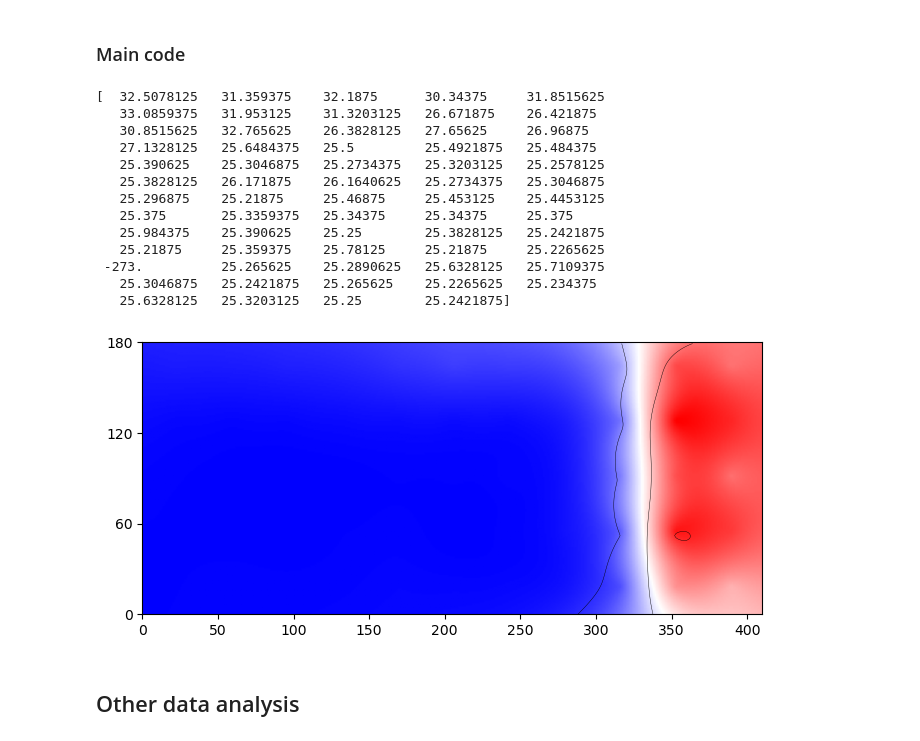
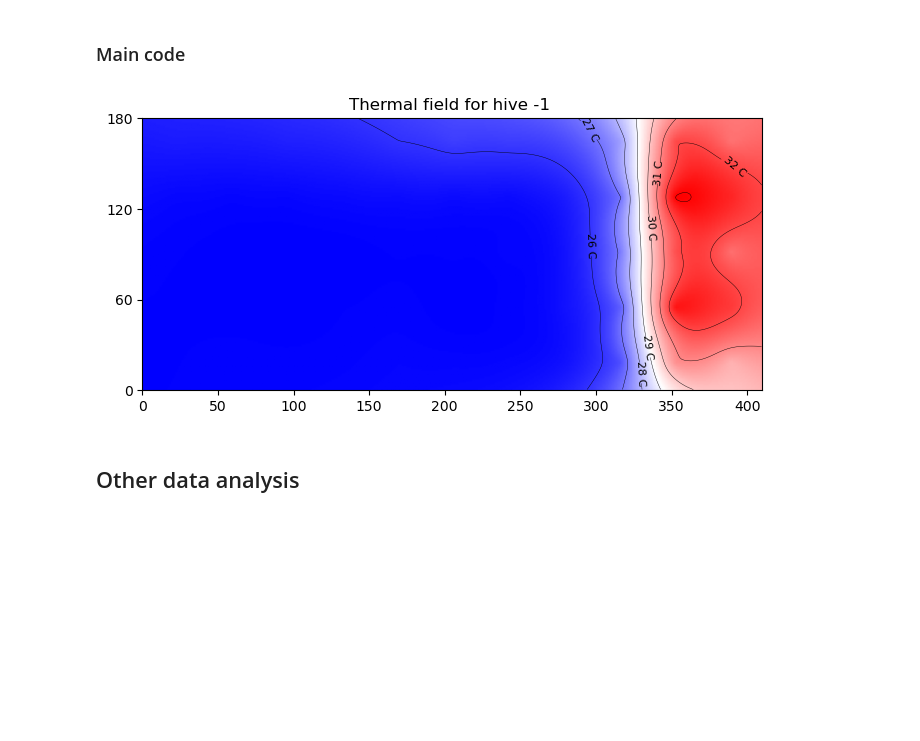
Before and after one commit to epfl-mobots/ABCThermalPlots, a Jupyter notebook: sandbox.ipynb, the cells around one changed output. Cells and saved outputs as stored; diff of their text form; code cells hidden in the pictures; blank space fills up the shorter version.

```diff
--- a/sandbox.ipynb
+++ b/sandbox.ipynb
@@ -31,43 +29,29 @@ dt_13 = {
 # %%
 data_path = "data/2025-09-26-15-54_influxdb_data.csv"
 
 df = pd.read_csv(data_path).iloc[:, 1:]
 df.drop(columns=['_start', '_stop', 'geo_loc', 'phys_loc', 'hive_num', 'rpi_num', 'serial_id', 'result'], inplace=True)
 df.set_index('_time', inplace=True)
 temp_df = df[df['_measurement']=='tmp']
 pwr_df = df[df['_measurement']=='pwr']
 
 df_24_square = temp_df.loc[dt_24['square']]
 df_24_gauss = temp_df.loc[dt_24['gauss']]
 df_24_slope = temp_df.loc[dt_24['slope']]
 
 # Order them based on _field
 df_24_square = df_24_square.sort_values(by=['_field'])
 df_24_gauss = df_24_gauss.sort_values(by=['_field'])
 df_24_slope = df_24_slope.sort_values(by=['_field'])
 
 square_24 = df_24_square['_value'].to_numpy()
-print(square_24)
 tf = tu.ThermalFrame(square_24)
 fig, ax = plt.subplots(figsize=(8, 6))
-contours = np.arange(0, 100, 3)
-tf.plot_thermal_field(ax=ax,contours=contours)
+contours = np.arange(10, 50, 1)
+tf.plot_thermal_field(ax=ax,contours=contours, annotate_contours=True)
 plt.show()
 # %% [output]
-[  32.5078125   31.359375    32.1875      30.34375     31.8515625
-   33.0859375   31.953125    31.3203125   26.671875    26.421875
-   30.8515625   32.765625    26.3828125   27.65625     26.96875
-   27.1328125   25.6484375   25.5         25.4921875   25.484375
-   25.390625    25.3046875   25.2734375   25.3203125   25.2578125
-   25.3828125   26.171875    26.1640625   25.2734375   25.3046875
-   25.296875    25.21875     25.46875     25.453125    25.4453125
-   25.375       25.3359375   25.34375     25.34375     25.375
-   25.984375    25.390625    25.25        25.3828125   25.2421875
-   25.21875     25.359375    25.78125     25.21875     25.2265625
- -273.          25.265625    25.2890625   25.6328125   25.7109375
-   25.3046875   25.2421875   25.265625    25.2265625   25.234375
-   25.6328125   25.3203125   25.25        25.2421875]
-[figure, old version]
+[figure, new version]
 # %% [markdown]
 ## Other data analysis
 # %%
```
Also changed, not shown: parts of 3 cells of this notebook, 1 other file.
